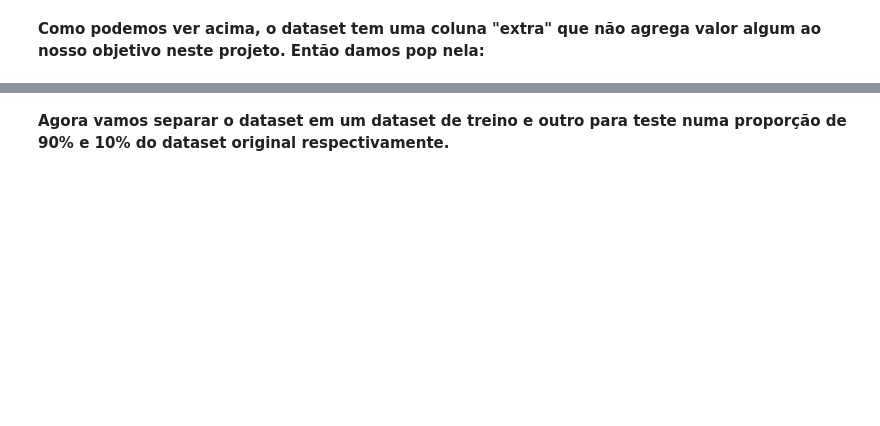
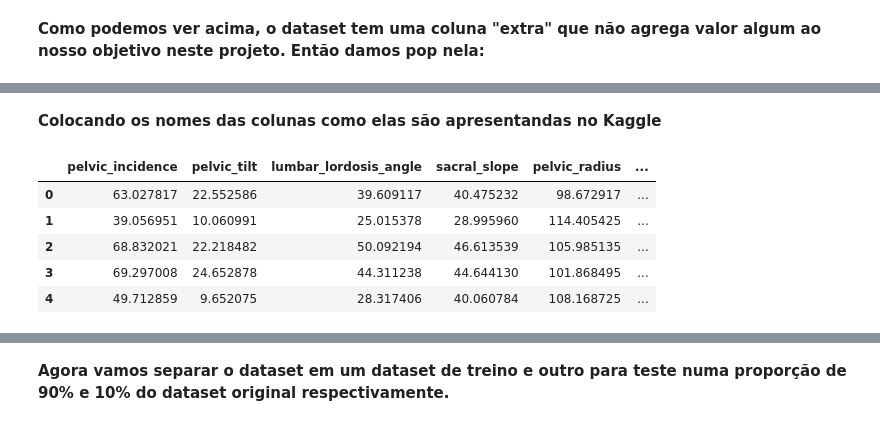
Before and after one commit to jc-costa/Aprendizagem-de-Maquina-SI, a Jupyter notebook: Mini-projeto Redes MLPs - Diagnóstico de Lombalgia/Mini-projeto-MPL.ipynb, the cells around one changed output, grey strips where cells are left out. Drawn from its saved outputs; the diff is of its cells as text; code cells hidden in the pictures; blank space fills up the shorter version.

```diff
--- a/Mini-projeto Redes MLPs - Diagnóstico de Lombalgia/Mini-projeto-MPL.ipynb
+++ b/Mini-projeto Redes MLPs - Diagnóstico de Lombalgia/Mini-projeto-MPL.ipynb
@@ -27,3 +29,5 @@ dataSet.head()
 | 2 | 68.832021 | 22.218482 | 50.092194 | 46.613539 | 105.985135 | -3.530317 | 0.474889 | 26.8343 | 17.4861 | 16.65897 | -29.031888 | ... |
 | 3 | 69.297008 | 24.652878 | 44.311238 | 44.644130 | 101.868495 | 11.211523 | 0.369345 | 23.5603 | 12.7074 | 11.42447 | -30.470246 | ... |
 | 4 | 49.712859 | 9.652075 | 28.317406 | 40.060784 | 108.168725 | 7.918501 | 0.543360 | 35.4940 | 15.9546 | 8.87237 | -16.378376 | ... |
+# %% [markdown]
+**Colocando os nomes das colunas como elas são apresentandas no Kaggle**
@@ -29,0 +49,9 @@ dataSet.head()
+# %%
+dataSet.head()
+# %% [output]
+|  | pelvic_incidence | pelvic_tilt | lumbar_lordosis_angle | sacral_slope | pelvic_radius | ... |
+| 0 | 63.027817 | 22.552586 | 39.609117 | 40.475232 | 98.672917 | ... |
+| 1 | 39.056951 | 10.060991 | 25.015378 | 28.995960 | 114.405425 | ... |
+| 2 | 68.832021 | 22.218482 | 50.092194 | 46.613539 | 105.985135 | ... |
+| 3 | 69.297008 | 24.652878 | 44.311238 | 44.644130 | 101.868495 | ... |
+| 4 | 49.712859 | 9.652075 | 28.317406 | 40.060784 | 108.168725 | ... |
```
Also changed, not shown: parts of 7 cells of this notebook.
